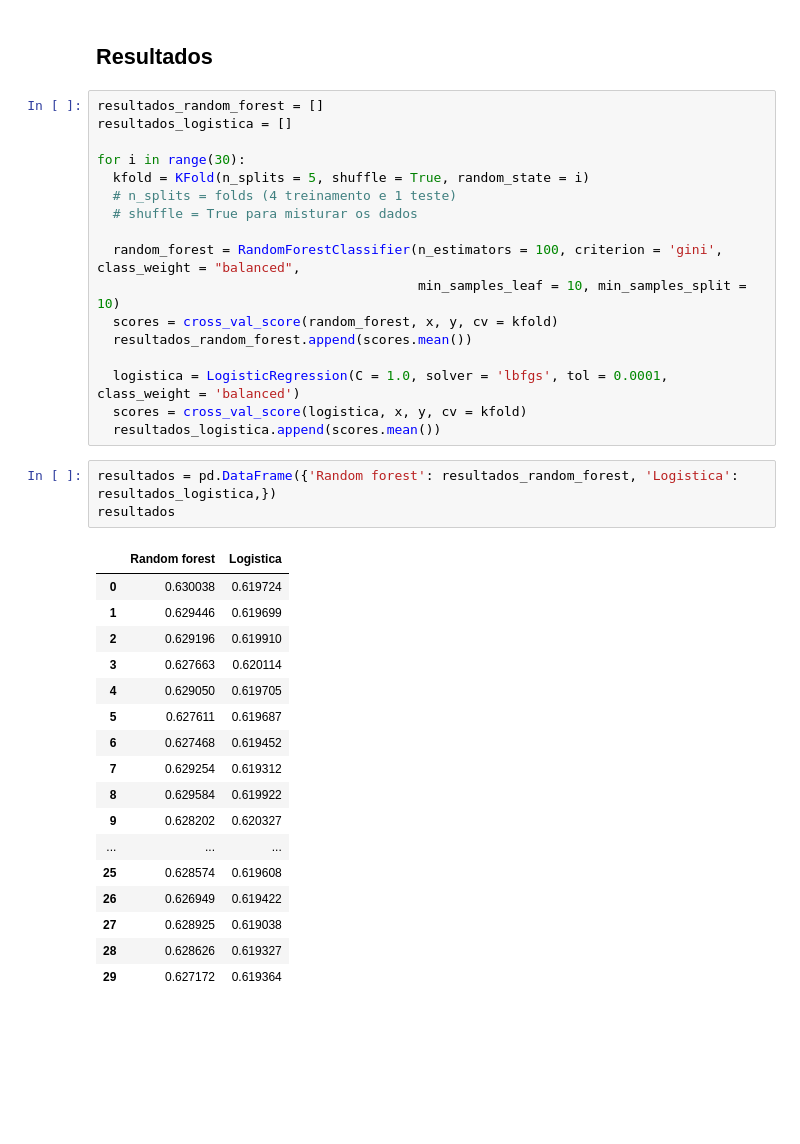
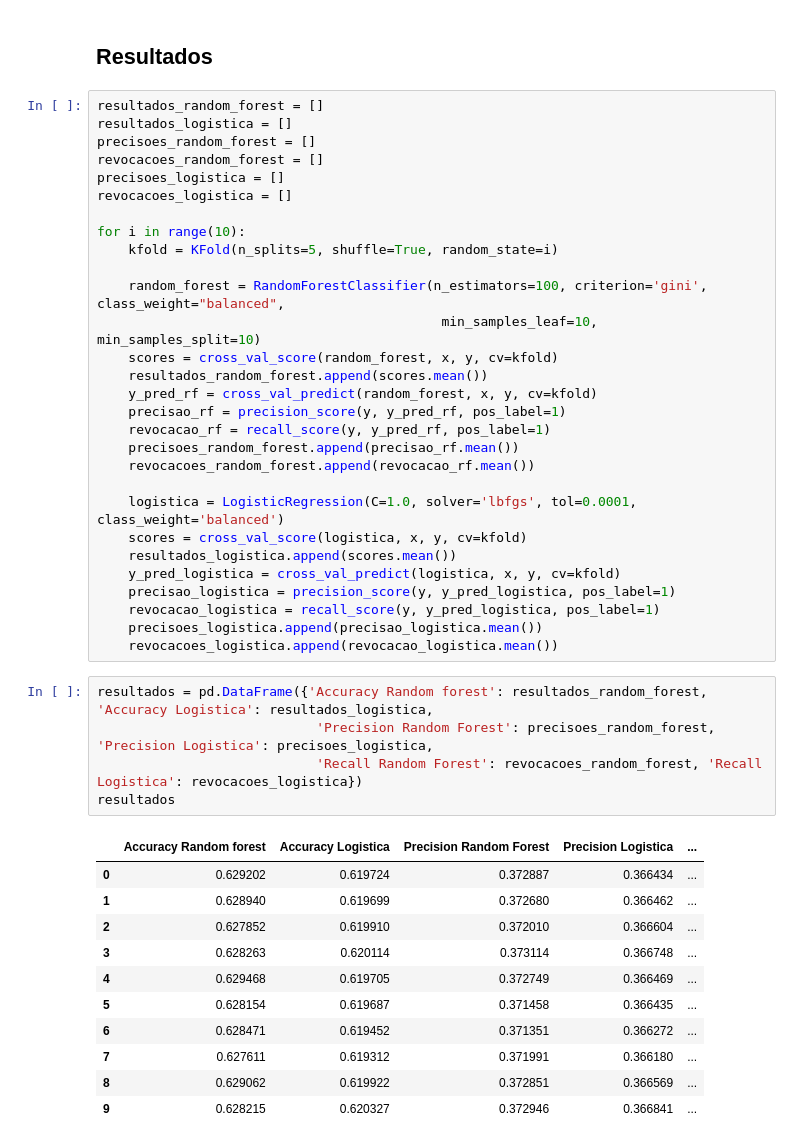
Before and after one commit to jesyavl/ADAPR5, a Jupyter notebook: ada_project_ml_i/notebooks/AdaPr5.ipynb, the cells around one changed output. Cells and saved outputs as stored; diff of their text form; blank space fills up the shorter version.

Commit message:
recall e precision adicionados

```diff
--- a/ada_project_ml_i/notebooks/AdaPr5.ipynb
+++ b/ada_project_ml_i/notebooks/AdaPr5.ipynb
@@ -1054,41 +1049,49 @@ weighted avg       0.72      0.62      0.65     65599
 # %%
 resultados_random_forest = []
 resultados_logistica = []
+precisoes_random_forest = []
+revocacoes_random_forest = []
+precisoes_logistica = []
+revocacoes_logistica = []
 
-for i in range(30):
-  kfold = KFold(n_splits = 5, shuffle = True, random_state = i)
-  # n_splits = folds (4 treinamento e 1 teste)
-  # shuffle = True para misturar os dados
+for i in range(10):
+    kfold = KFold(n_splits=5, shuffle=True, random_state=i)
 
-  random_forest = RandomForestClassifier(n_estimators = 100, criterion = 'gini', class_weight = "balanced",
-                                         min_samples_leaf = 10, min_samples_split = 10)
-  scores = cross_val_score(random_forest, x, y, cv = kfold)
-  resultados_random_forest.append(scores.mean())
+    random_forest = RandomForestClassifier(n_estimators=100, criterion='gini', class_weight="balanced",
+                                            min_samples_leaf=10, min_samples_split=10)
+    scores = cross_val_score(random_forest, x, y, cv=kfold)
+    resultados_random_forest.append(scores.mean())
+    y_pred_rf = cross_val_predict(random_forest, x, y, cv=kfold)
+    precisao_rf = precision_score(y, y_pred_rf, pos_label=1)
+    revocacao_rf = recall_score(y, y_pred_rf, pos_label=1)
+    precisoes_random_forest.append(precisao_rf.mean())
+    revocacoes_random_forest.append(revocacao_rf.mean())
 
-  logistica = LogisticRegression(C = 1.0, solver = 'lbfgs', tol = 0.0001, class_weight = 'balanced')
-  scores = cross_val_score(logistica, x, y, cv = kfold)
-  resultados_logistica.append(scores.mean())
+    logistica = LogisticRegression(C=1.0, solver='lbfgs', tol=0.0001, class_weight='balanced')
+    scores = cross_val_score(logistica, x, y, cv=kfold)
+    resultados_logistica.append(scores.mean())
+    y_pred_logistica = cross_val_predict(logistica, x, y, cv=kfold)
+    precisao_logistica = precision_score(y, y_pred_logistica, pos_label=1)
+    revocacao_logistica = recall_score(y, y_pred_logistica, pos_label=1)
+    precisoes_logistica.append(precisao_logistica.mean())
+    revocacoes_logistica.append(revocacao_logistica.mean())
 # %%
-resultados = pd.DataFrame({'Random forest': resultados_random_forest, 'Logistica': resultados_logistica,})
+resultados = pd.DataFrame({'Accuracy Random forest': resultados_random_forest, 'Accuracy Logistica': resultados_logistica,
+                            'Precision Random Forest': precisoes_random_forest, 'Precision Logistica': precisoes_logistica,
+                            'Recall Random Forest': revocacoes_random_forest, 'Recall Logistica': revocacoes_logistica})
 resultados
 # %% [output]
-|  | Random forest | Logistica |
-| 0 | 0.630038 | 0.619724 |
-| 1 | 0.629446 | 0.619699 |
-| 2 | 0.629196 | 0.619910 |
-| 3 | 0.627663 | 0.620114 |
-| 4 | 0.629050 | 0.619705 |
-| 5 | 0.627611 | 0.619687 |
-| 6 | 0.627468 | 0.619452 |
-| 7 | 0.629254 | 0.619312 |
-| 8 | 0.629584 | 0.619922 |
-| 9 | 0.628202 | 0.620327 |
-| ... | ... | ... |
-| 25 | 0.628574 | 0.619608 |
-| 26 | 0.626949 | 0.619422 |
-| 27 | 0.628925 | 0.619038 |
-| 28 | 0.628626 | 0.619327 |
-| 29 | 0.627172 | 0.619364 |
+|  | Accuracy Random forest | Accuracy Logistica | Precision Random Forest | Precision Logistica | ... |
+| 0 | 0.629202 | 0.619724 | 0.372887 | 0.366434 | ... |
+| 1 | 0.628940 | 0.619699 | 0.372680 | 0.366462 | ... |
+| 2 | 0.627852 | 0.619910 | 0.372010 | 0.366604 | ... |
+| 3 | 0.628263 | 0.620114 | 0.373114 | 0.366748 | ... |
+| 4 | 0.629468 | 0.619705 | 0.372749 | 0.366469 | ... |
+| 5 | 0.628154 | 0.619687 | 0.371458 | 0.366435 | ... |
+| 6 | 0.628471 | 0.619452 | 0.371351 | 0.366272 | ... |
+| 7 | 0.627611 | 0.619312 | 0.371991 | 0.366180 | ... |
+| 8 | 0.629062 | 0.619922 | 0.372851 | 0.366569 | ... |
+| 9 | 0.628215 | 0.620327 | 0.372946 | 0.366841 | ... |
 # %%
 resultados.describe()
 # %% [output]
```
Also changed, not shown: parts of 6 cells of this notebook.
